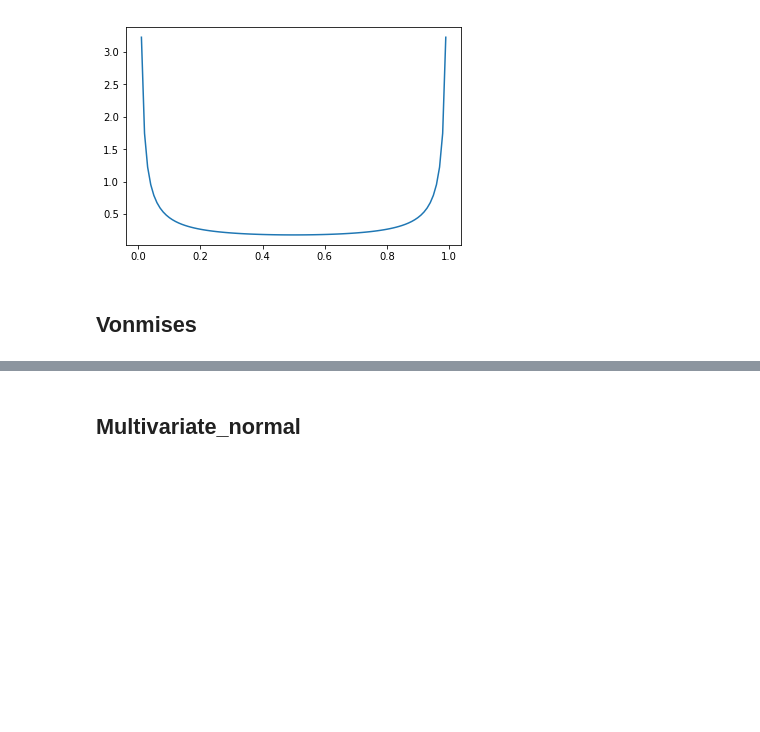
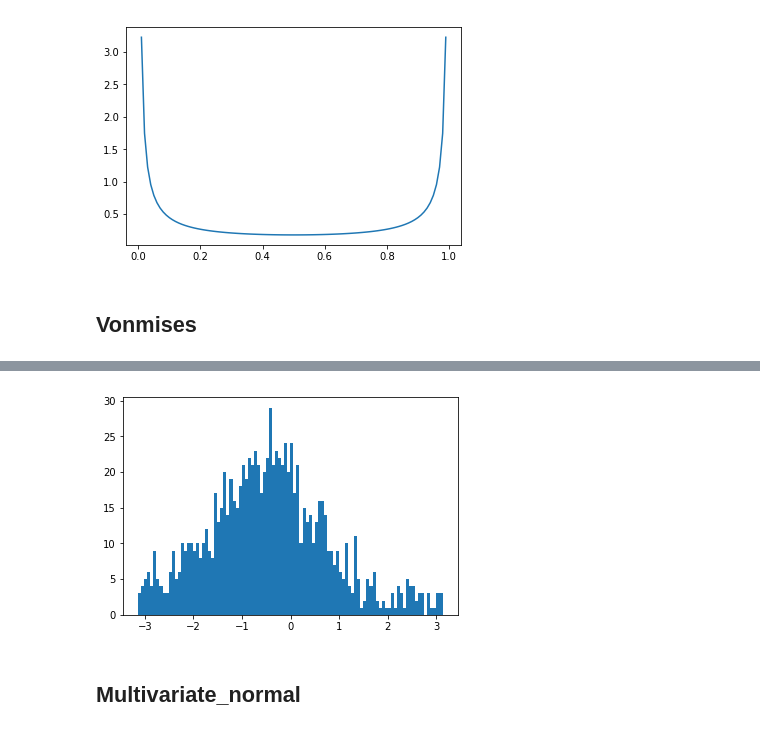
Before and after one commit to healyshane/programming_for_data_analysis-practical_assignment, a Jupyter notebook: Programming for Data Analysis_Assignment.ipynb, the cells around one changed output, grey strips where cells are left out. Drawn from its saved outputs; the diff is of its cells as text; code cells hidden in the pictures; blank space fills up the shorter version.

```diff
--- a/Programming for Data Analysis_Assignment.ipynb
+++ b/Programming for Data Analysis_Assignment.ipynb
@@ -348,2 +333,6 @@ plt.show()
+# %%
+plt.hist(CC, bins=100);
+# %% [output]
+[figure, added]
 # %% [markdown]
 ## Multivariate_normal
```
Also changed, not shown: parts of 30 cells of this notebook.
